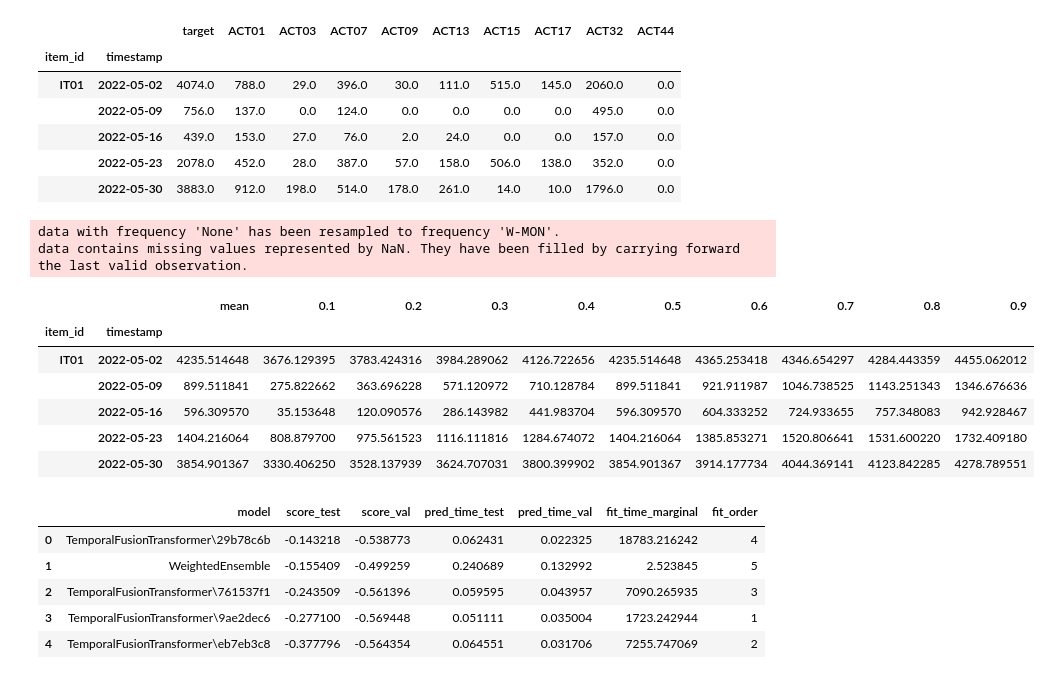
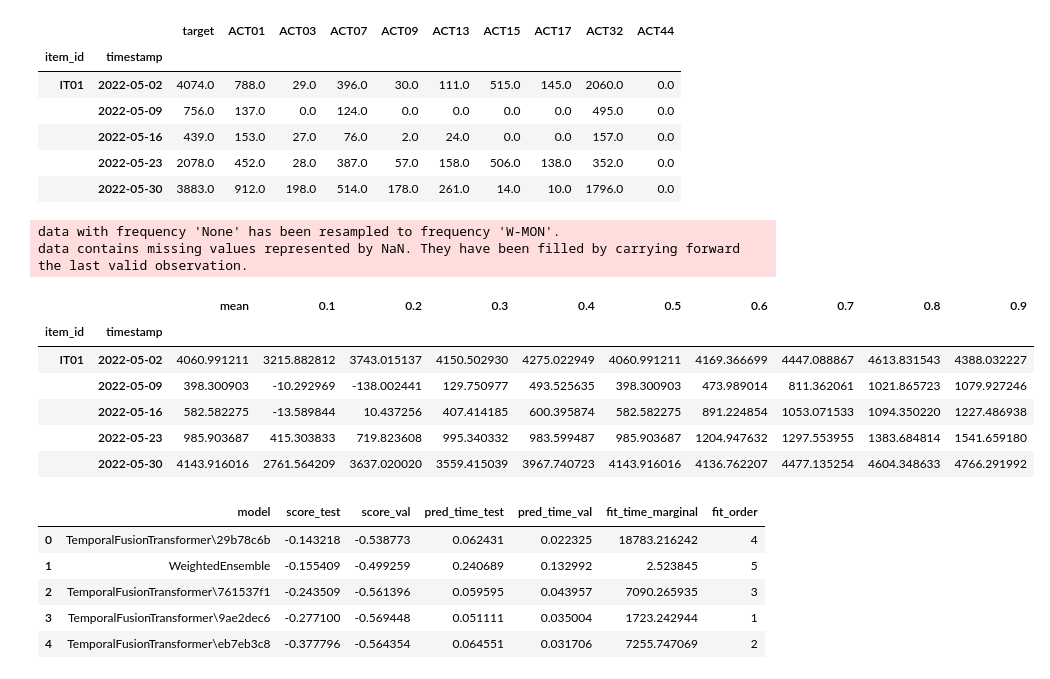
Before and after one commit to gianluca-coletta/Tesi_Magistrale, a Jupyter notebook: Code/VisualizeHPO.ipynb, the cells around one changed output. Cells and saved outputs as stored; diff of their text form; code cells hidden in the pictures.

```diff
--- a/Code/VisualizeHPO.ipynb
+++ b/Code/VisualizeHPO.ipynb
@@ -70,18 +90,18 @@ test_data.head()
 |  | 2022-05-30 | 3883.0 | 912.0 | 198.0 | 514.0 | 178.0 | 261.0 | 14.0 | 10.0 | 1796.0 | 0.0 |
 # %%
 # Make prediction on training data
-predictions = predictor.predict(train_data, random_seed=42)
+predictions = predictor.predict(train_data, random_seed=42, model="TemporalFusionTransformer\eb7eb3c8")
 predictions.head()
 # %% [output]
 data with frequency 'None' has been resampled to frequency 'W-MON'.
 data contains missing values represented by NaN. They have been filled by carrying forward the last valid observation.
 |  |  | mean | 0.1 | 0.2 | 0.3 | 0.4 | 0.5 | 0.6 | 0.7 | 0.8 | 0.9 |
 | item_id | timestamp |  |  |  |  |  |  |  |  |  |  |
-| IT01 | 2022-05-02 | 4235.514648 | 3676.129395 | 3783.424316 | 3984.289062 | 4126.722656 | 4235.514648 | 4365.253418 | 4346.654297 | 4284.443359 | 4455.062012 |
-|  | 2022-05-09 | 899.511841 | 275.822662 | 363.696228 | 571.120972 | 710.128784 | 899.511841 | 921.911987 | 1046.738525 | 1143.251343 | 1346.676636 |
-|  | 2022-05-16 | 596.309570 | 35.153648 | 120.090576 | 286.143982 | 441.983704 | 596.309570 | 604.333252 | 724.933655 | 757.348083 | 942.928467 |
-|  | 2022-05-23 | 1404.216064 | 808.879700 | 975.561523 | 1116.111816 | 1284.674072 | 1404.216064 | 1385.853271 | 1520.806641 | 1531.600220 | 1732.409180 |
-|  | 2022-05-30 | 3854.901367 | 3330.406250 | 3528.137939 | 3624.707031 | 3800.399902 | 3854.901367 | 3914.177734 | 4044.369141 | 4123.842285 | 4278.789551 |
+| IT01 | 2022-05-02 | 4060.991211 | 3215.882812 | 3743.015137 | 4150.502930 | 4275.022949 | 4060.991211 | 4169.366699 | 4447.088867 | 4613.831543 | 4388.032227 |
+|  | 2022-05-09 | 398.300903 | -10.292969 | -138.002441 | 129.750977 | 493.525635 | 398.300903 | 473.989014 | 811.362061 | 1021.865723 | 1079.927246 |
+|  | 2022-05-16 | 582.582275 | -13.589844 | 10.437256 | 407.414185 | 600.395874 | 582.582275 | 891.224854 | 1053.071533 | 1094.350220 | 1227.486938 |
+|  | 2022-05-23 | 985.903687 | 415.303833 | 719.823608 | 995.340332 | 983.599487 | 985.903687 | 1204.947632 | 1297.553955 | 1383.684814 | 1541.659180 |
+|  | 2022-05-30 | 4143.916016 | 2761.564209 | 3637.020020 | 3559.415039 | 3967.740723 | 4143.916016 | 4136.762207 | 4477.135254 | 4604.348633 | 4766.291992 |
 # %%
 predictor.leaderboard(test_data)
 # %% [output]
```
Also changed, not shown: parts of 4 cells of this notebook, 9 other files.
